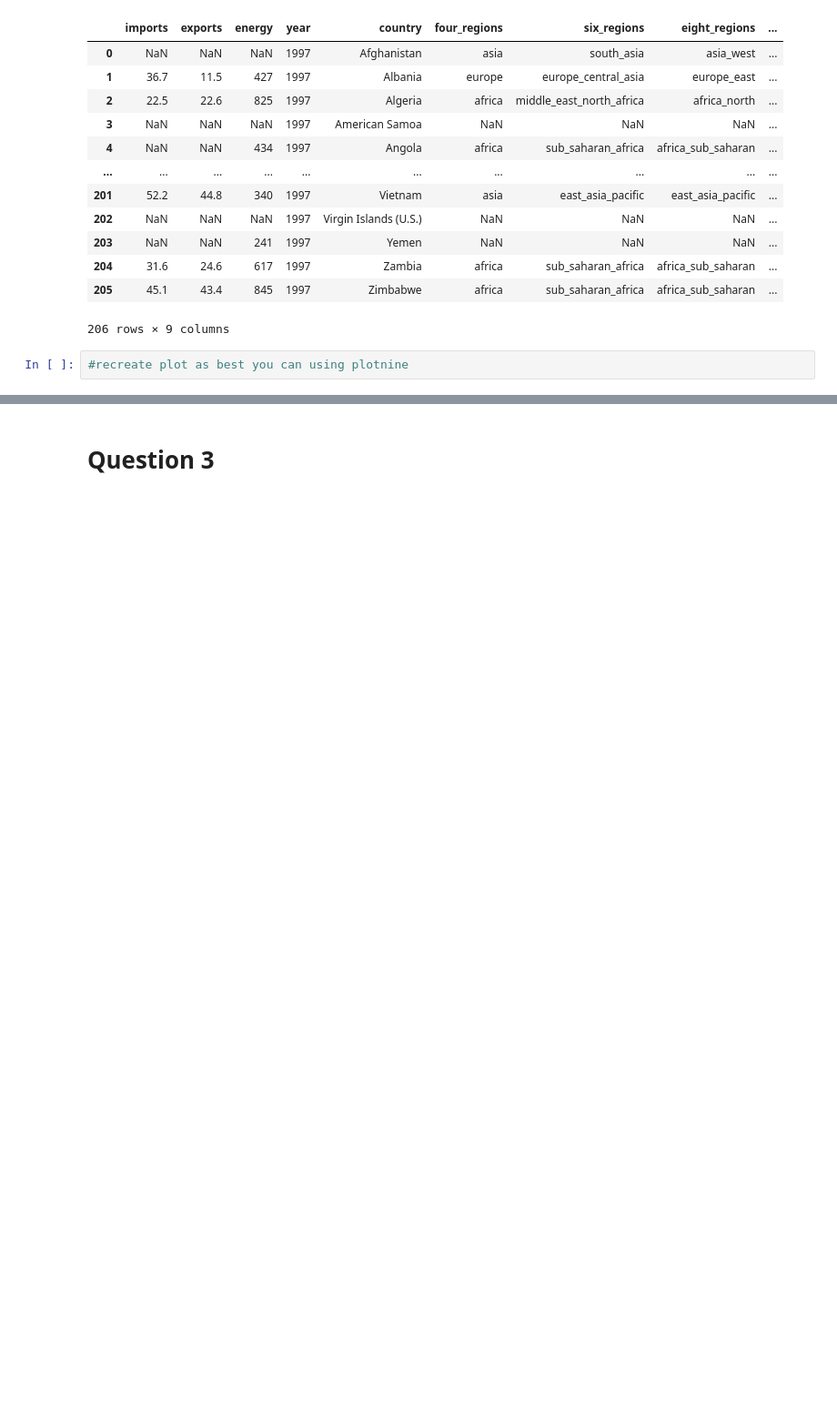
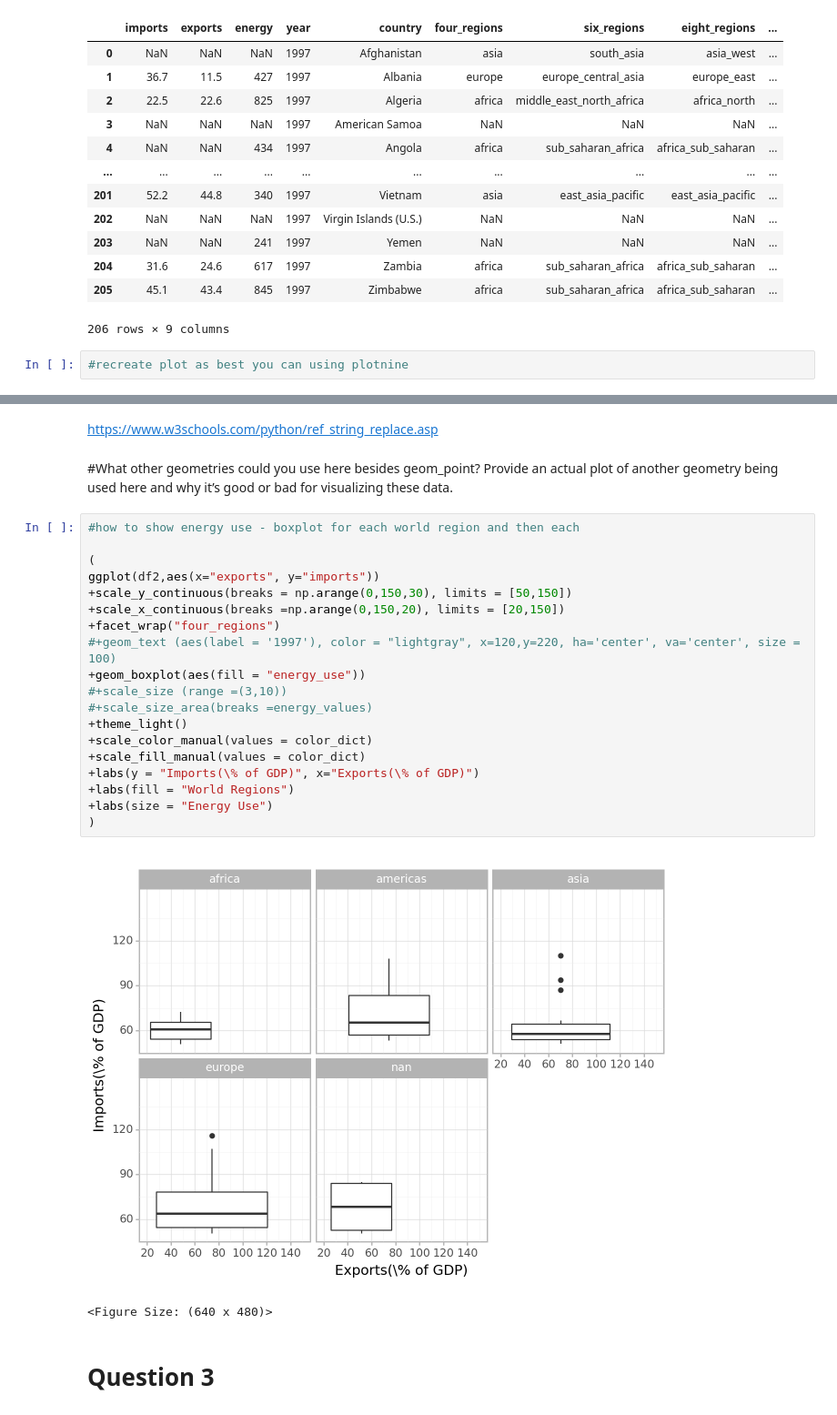
Before and after one commit to alexahildebrand/GSB544, a Jupyter notebook: Lab_1_.ipynb, the cells around one changed output, grey strips where cells are left out. Shown at 91% size. Cells and saved outputs as stored; diff of their text form; blank space fills up the shorter version.

```diff
--- a/Lab_1_.ipynb
+++ b/Lab_1_.ipynb
@@ -138,3 +259,29 @@ TypeError: Discrete value supplied to continuous scale
+# %% [markdown]
+https://www.w3schools.com/python/ref_string_replace.asp
+# %% [markdown]
+#What other geometries could you use here besides geom_point? Provide an actual plot of another geometry being used here and why it’s good or bad for visualizing these data.
+# %%
+#how to show energy use - boxplot for each world region and then each
+
+(
+ggplot(df2,aes(x="exports", y="imports"))
++scale_y_continuous(breaks = np.arange(0,150,30), limits = [50,150])
++scale_x_continuous(breaks =np.arange(0,150,20), limits = [20,150])
++facet_wrap("four_regions")
+#+geom_text (aes(label = '1997'), color = "lightgray", x=120,y=220, ha='center', va='center', size = 100)
++geom_boxplot(aes(fill = "energy_use"))
+#+scale_size (range =(3,10))
+#+scale_size_area(breaks =energy_values)
++theme_light()
++scale_color_manual(values = color_dict)
++scale_fill_manual(values = color_dict)
++labs(y = "Imports(\% of GDP)", x="Exports(\% of GDP)")
++labs(fill = "World Regions")
++labs(size = "Energy Use")
+)
+# %% [output]
+[figure, added]
+<Figure Size: (640 x 480)>
 # %% [markdown]
 # Question 3
 # %% [markdown]
```
Also changed, not shown: parts of 22 cells of this notebook.
